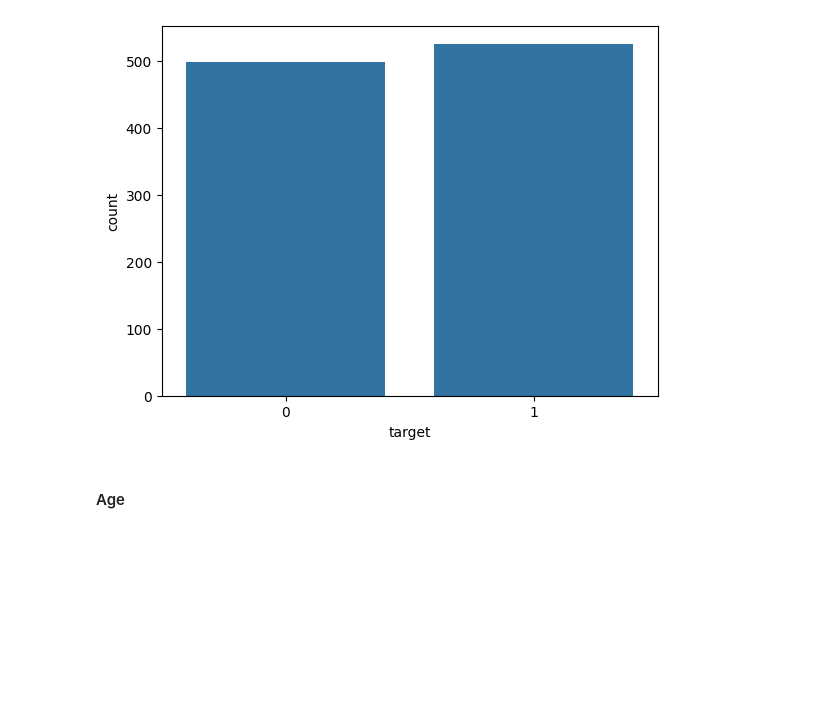
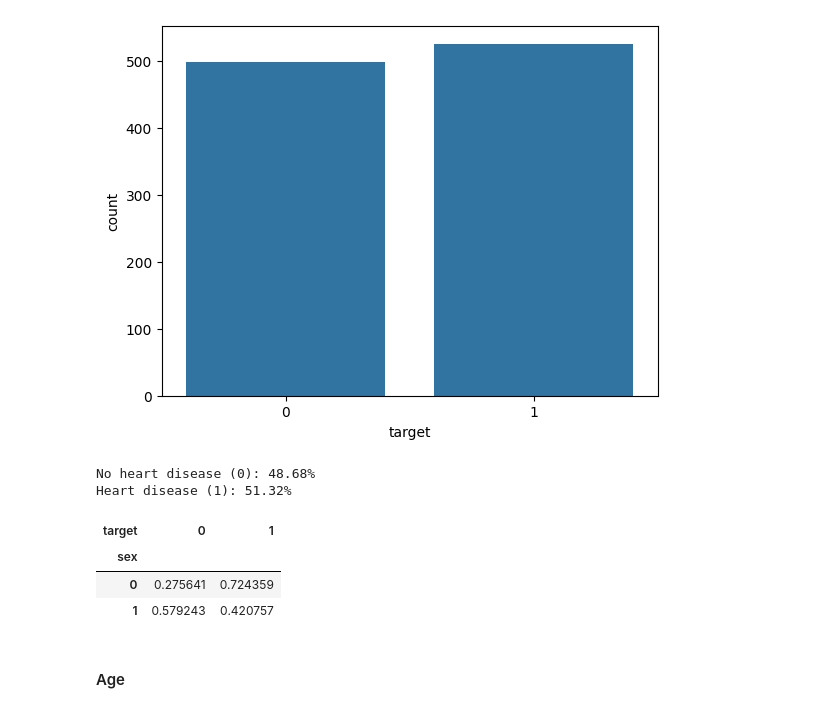
Before and after one commit to Wassiemkahlawi/heart-disease-ml-analysis, a Jupyter notebook: notebooks/01_eda.ipynb, the cells around one changed output. Saved outputs shown, nothing was run; the diff lists cells and outputs as text; code cells hidden in the pictures; blank space fills up the shorter version.

Commit message:
Added percentages to the target code block

```diff
--- a/notebooks/01_eda.ipynb
+++ b/notebooks/01_eda.ipynb
@@ -76,6 +81,21 @@ sns.countplot(x="target", data= df)
 plt.show()
 # %% [output]
 [figure]
+# %%
+percentages = (df["target"].value_counts(normalize=True) * 100).round(2)
+
+print(f"No heart disease (0): {percentages[0]}%")
+print(f"Heart disease (1): {percentages[1]}%")
+# %% [output]
+No heart disease (0): 48.68%
+Heart disease (1): 51.32%
+# %%
+pd.crosstab(df["sex"],df["target"], normalize="index",)
+# %% [output]
+| target | 0 | 1 |
+| sex |  |  |
+| 0 | 0.275641 | 0.724359 |
+| 1 | 0.579243 | 0.420757 |
 # %% [markdown]
 #### Age
 # %%
```
Also changed, not shown: parts of 2 cells of this notebook.
